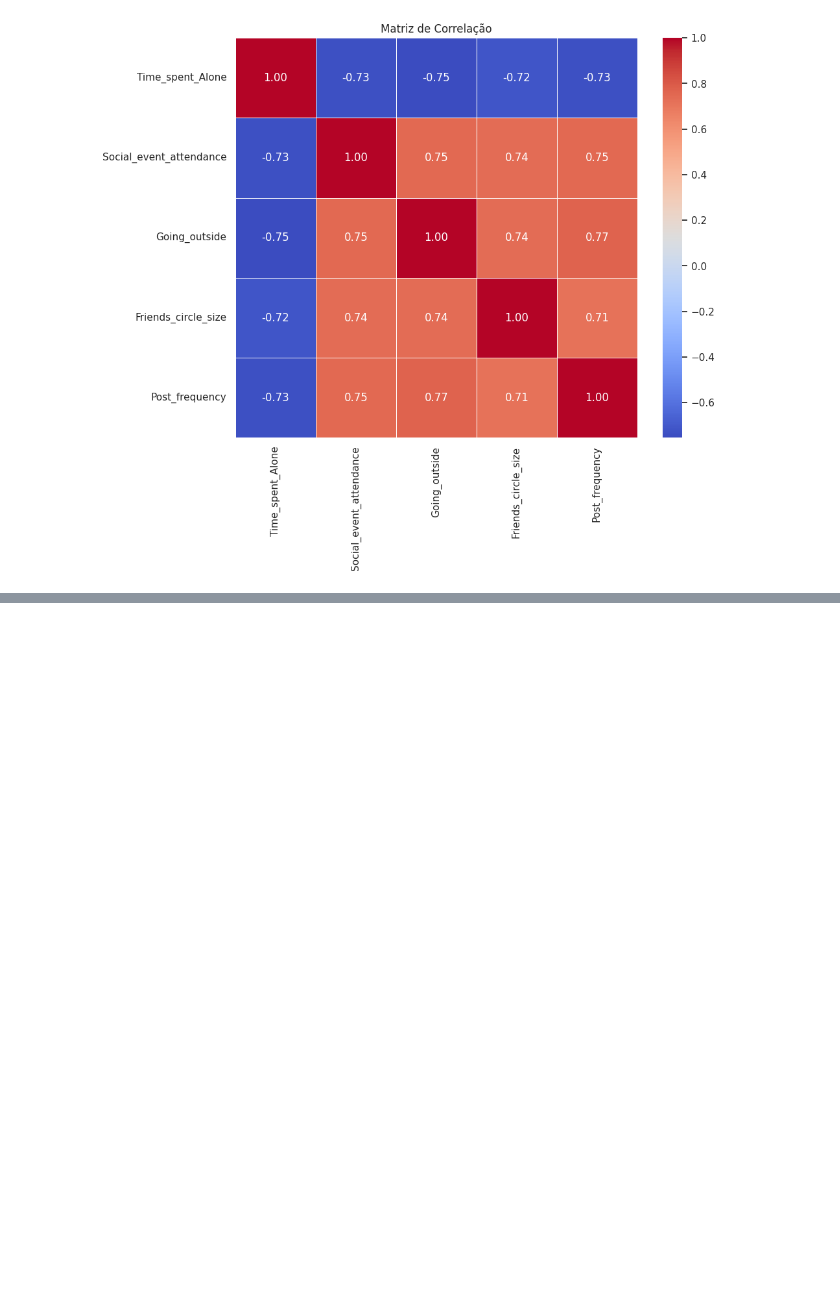
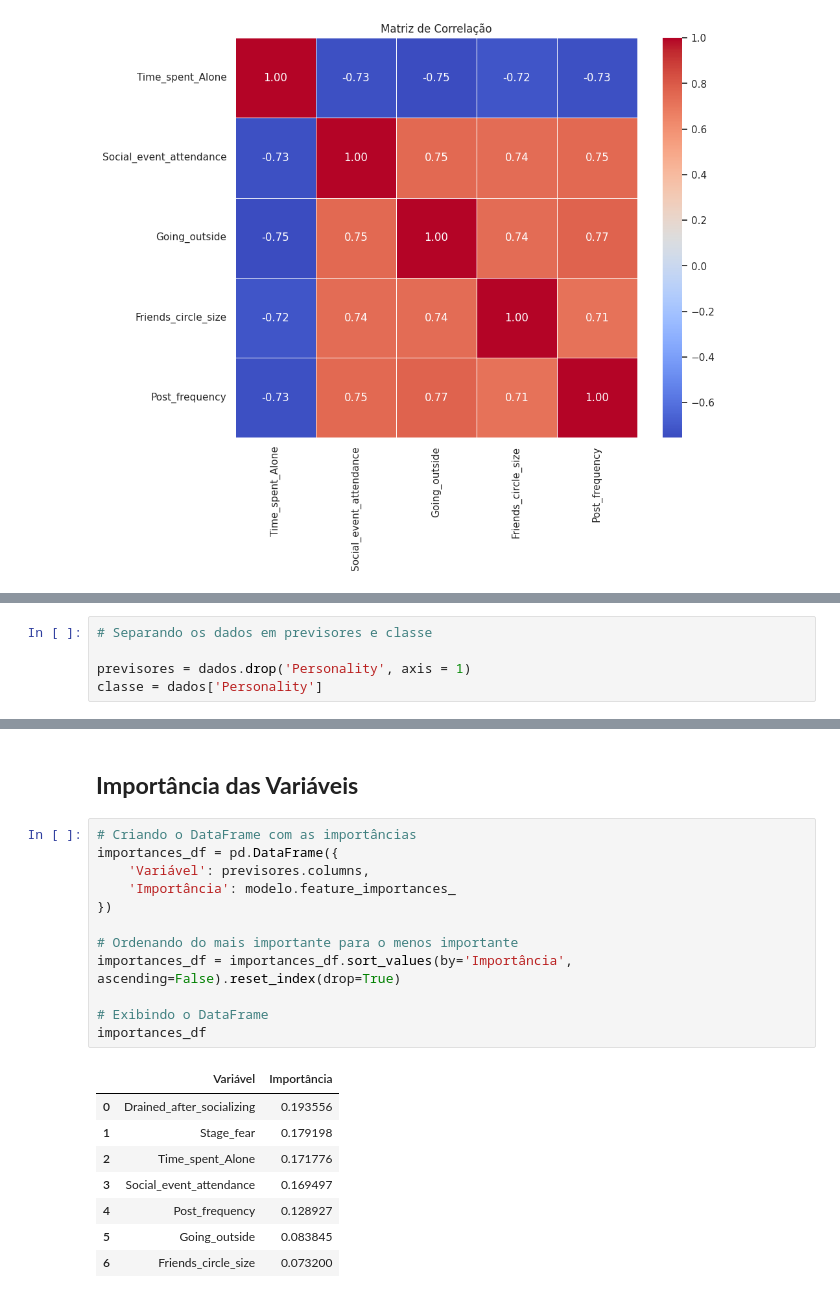
Before and after one commit to netinhojunnior/meu_portfolio, a Jupyter notebook: Projeto07_Personalidade.ipynb, the cells around one changed output, grey strips where cells are left out. Cells and saved outputs as stored; diff of their text form; blank space fills up the shorter version.

```diff
--- a/Projeto07_Personalidade.ipynb
+++ b/Projeto07_Personalidade.ipynb
@@ -324,0 +436,5 @@ plt.show()
+# %%
+# Separando os dados em previsores e classe
+
+previsores = dados.drop('Personality', axis = 1)
+classe = dados['Personality']
@@ -324,0 +540,23 @@ plt.show()
+# %% [markdown]
+## **Importância das Variáveis**
+# %%
+# Criando o DataFrame com as importâncias
+importances_df = pd.DataFrame({
+    'Variável': previsores.columns,
+    'Importância': modelo.feature_importances_
+})
+
+# Ordenando do mais importante para o menos importante
+importances_df = importances_df.sort_values(by='Importância', ascending=False).reset_index(drop=True)
+
+# Exibindo o DataFrame
+importances_df
+# %% [output]
+|  | Variável | Importância |
+| 0 | Drained_after_socializing | 0.193556 |
+| 1 | Stage_fear | 0.179198 |
+| 2 | Time_spent_Alone | 0.171776 |
+| 3 | Social_event_attendance | 0.169497 |
+| 4 | Post_frequency | 0.128927 |
+| 5 | Going_outside | 0.083845 |
+| 6 | Friends_circle_size | 0.073200 |
```
Also changed, not shown: parts of 41 cells of this notebook.
